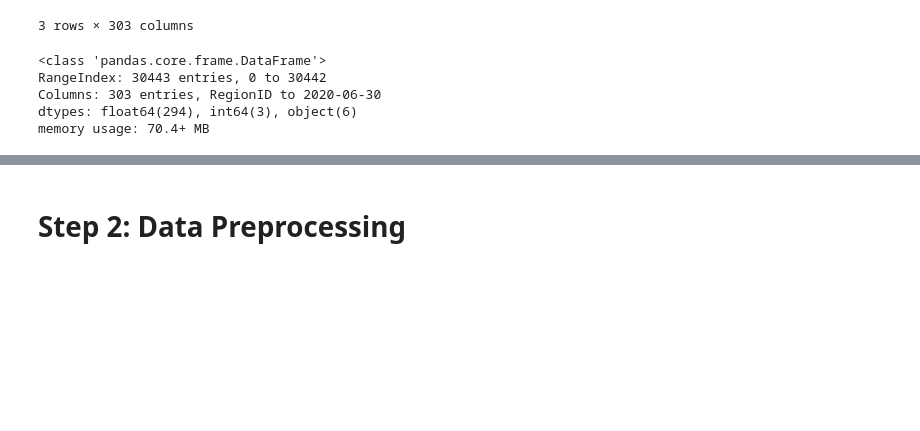
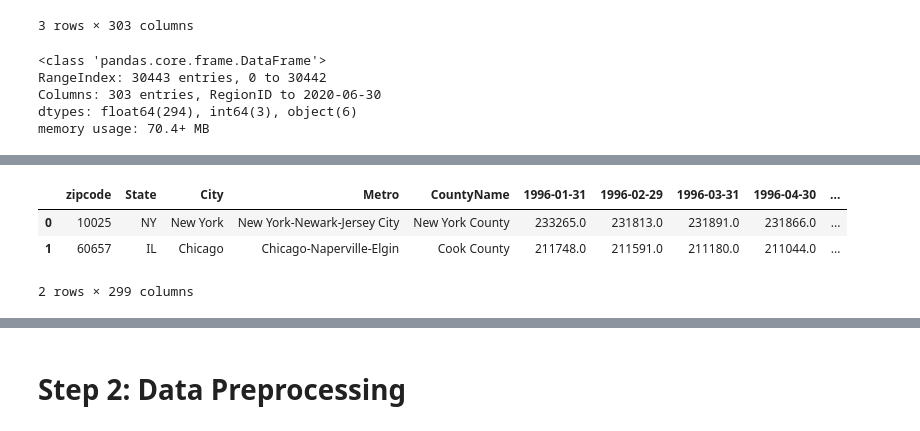
Before and after one commit to jrf6xh/Time-Series-Modeling, a Jupyter notebook: starter_notebook_CM.ipynb, the cells around one changed output, grey strips where cells are left out. Drawn from its saved outputs; the diff is of its cells as text; code cells hidden in the pictures; blank space fills up the shorter version.

```diff
--- a/starter_notebook_CM.ipynb
+++ b/starter_notebook_CM.ipynb
@@ -85,0 +96,11 @@ memory usage: 70.4+ MB
+# %%
+#rename RegionName to ZipCode
+df.rename(columns={'RegionName': 'zipcode'}, inplace=True)
+#drop RegionID
+df.drop(columns=['RegionID', 'RegionType', 'StateName', 'SizeRank'], inplace=True)
+df.head(2)
+# %% [output]
+|  | zipcode | State | City | Metro | CountyName | 1996-01-31 | 1996-02-29 | 1996-03-31 | 1996-04-30 | ... |
+| 0 | 10025 | NY | New York | New York-Newark-Jersey City | New York County | 233265.0 | 231813.0 | 231891.0 | 231866.0 | ... |
+| 1 | 60657 | IL | Chicago | Chicago-Naperville-Elgin | Cook County | 211748.0 | 211591.0 | 211180.0 | 211044.0 | ... |
+2 rows × 299 columns
```
Also changed, not shown: parts of 25 cells of this notebook.
